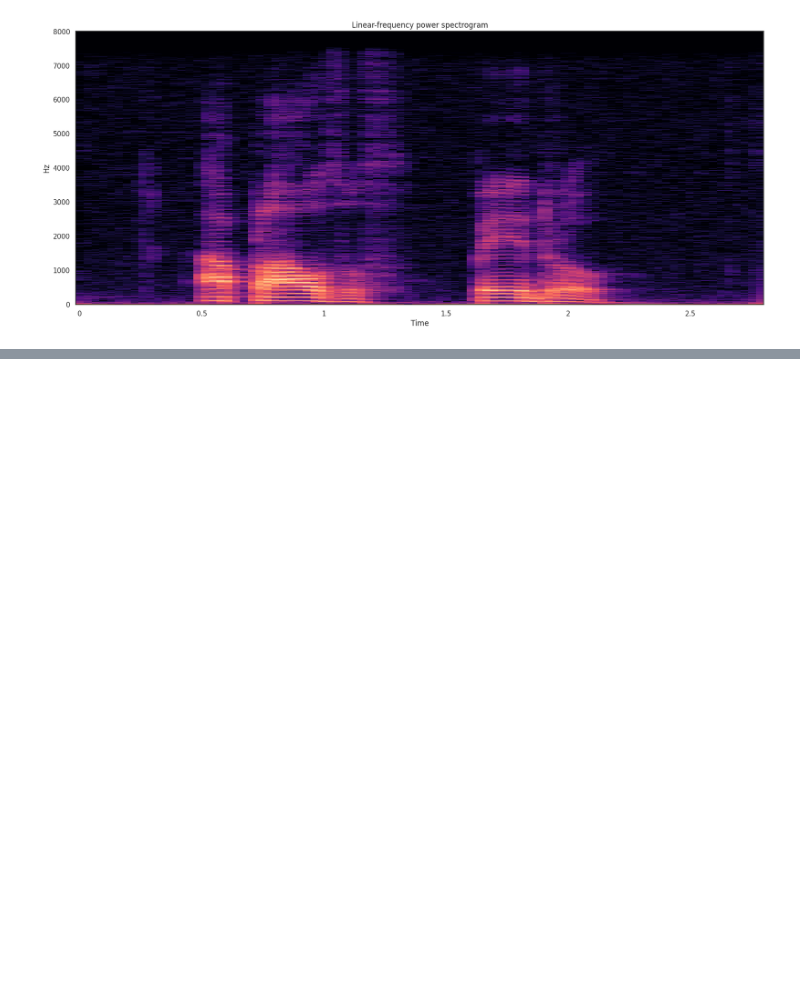
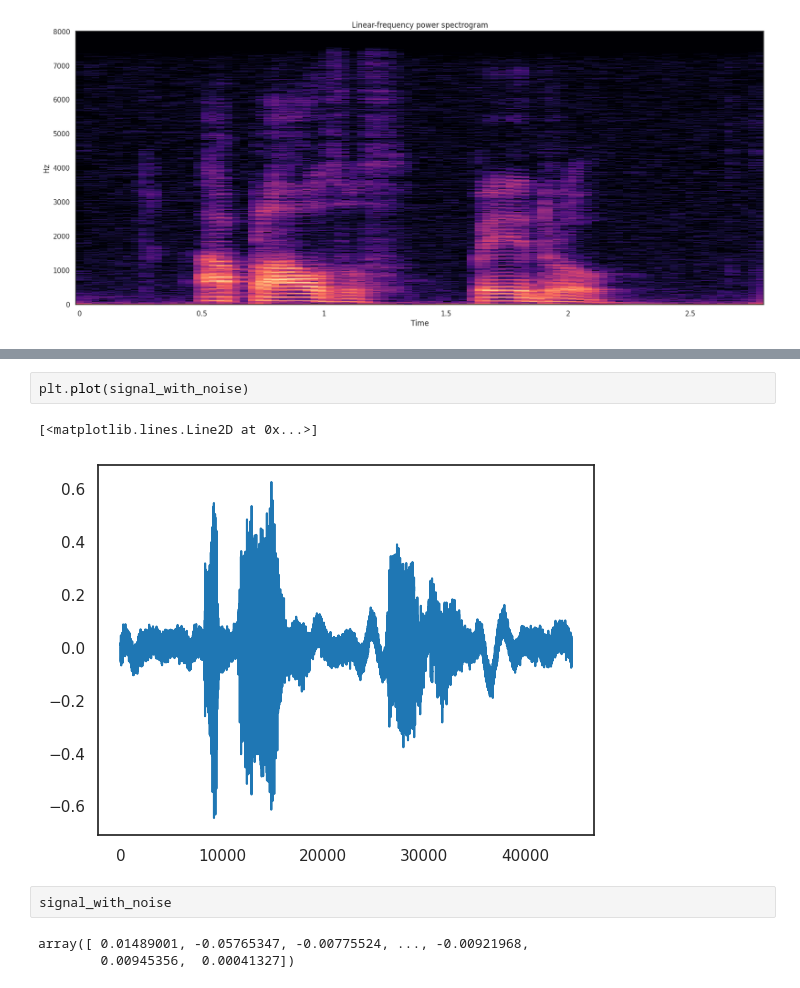
Before and after one commit to pedrodsk/pdsv, a Jupyter notebook: exercicio_03/exercicio_03.ipynb, the cells around one changed output, grey strips where cells are left out. Saved outputs shown, nothing was run; the diff lists cells and outputs as text; blank space fills up the shorter version.

```diff
--- a/exercicio_03/exercicio_03.ipynb
+++ b/exercicio_03/exercicio_03.ipynb
@@ -340,0 +398,10 @@ fig.colorbar(img, ax=ax, format="%+2.f dB")
+# %%
+plt.plot(signal_with_noise)
+# %% [output]
+[<matplotlib.lines.Line2D at 0x...>]
+[figure, added]
+# %%
+signal_with_noise
+# %% [output]
+array([ 0.01489001, -0.05765347, -0.00775524, ..., -0.00921968,
+        0.00945356,  0.00041327])
```
Also changed, not shown: parts of 25 cells of this notebook.
